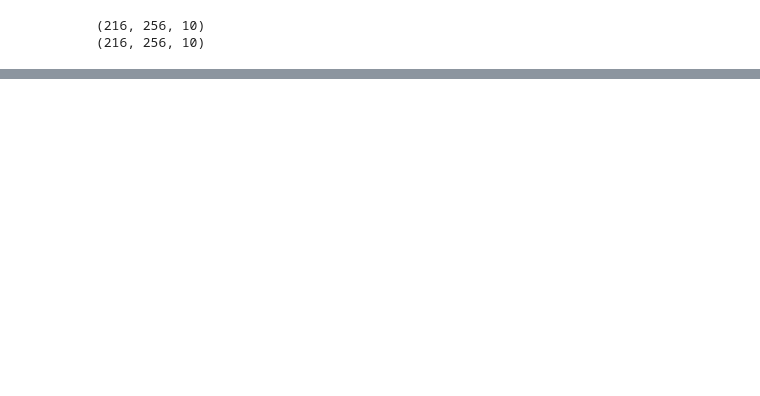
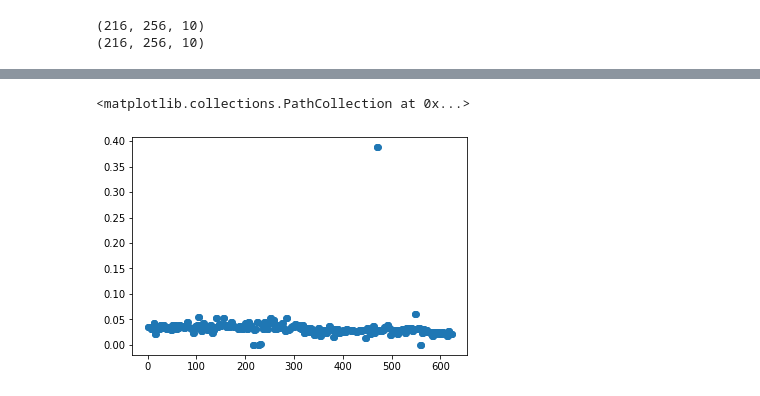
Before and after one commit to nicolas1805961/Cardiac-Segmentation-Optical-flow, a Jupyter notebook: nnunet/experiment.ipynb, the cells around one changed output, grey strips where cells are left out. Cells and saved outputs as stored; diff of their text form; code cells hidden in the pictures; blank space fills up the shorter version.

```diff
--- a/nnunet/experiment.ipynb
+++ b/nnunet/experiment.ipynb
@@ -255,0 +878,32 @@ for i, patient in enumerate(tqdm(glob('data_ok/*/*'))):
+# %%
+import nibabel as nib
+import cv2 as cv
+import matplotlib.animation as animation
+from IPython.display import HTML
+import matplotlib.pyplot as plt
+import numpy as np
+
+data = nib.load(r'only_sfb\validation_raw\patient005_frame01.nii.gz')
+data = data.get_fdata()
+print(data.shape)
+
+label = nib.load(r'only_sfb\gt_niftis\patient005_frame01.nii.gz')
+label = label.get_fdata()
+print(label.shape)
+
+blended_list = []
+for i in range(len(label.shape[2])):
+    blended = cv.addWeighted(data[:, :, i], 0.5, label[:, :, i], 0.5, 0.0)
+    blended_list.append(blended)
+blended_list = np.stack(blended_list, axis=0)
+
+fig, ax = plt.subplots()
+fig.tight_layout()
+image_list = []
+for i in range(data.shape[3]):
+    image = cv.normalize(data[:, :, 1, i], None, alpha=0, beta=255, norm_type=cv.NORM_MINMAX, dtype=cv.CV_32F).astype(np.uint8)
+    im = ax.imshow(image, cmap='gray', animated=True)
+    image_list.append([im])
+
+ani = animation.ArtistAnimation(fig, image_list, interval=500, blit=True, repeat_delay=1000)
+HTML(ani.to_jshtml())
@@ -256,2 +1063,17 @@ for i, patient in enumerate(tqdm(glob('data_ok/*/*'))):
+# %%
+import pickle
+from glob import glob
+import matplotlib.pyplot as plt
+
+res_t_list = []
+for path in glob(r'data_ok_original/**/*.npz', recursive=True):
+    data = np.load(path)
+    res_t_list.append(data['resT'])
+
+x = np.arange(len(res_t_list))
+plt.scatter(x=x, y=res_t_list)
+# %% [output]
+<matplotlib.collections.PathCollection at 0x...>
+[figure, added]
 # %%
 import numpy as np
```
Also changed, not shown: parts of 82 cells of this notebook, 35 other files.
